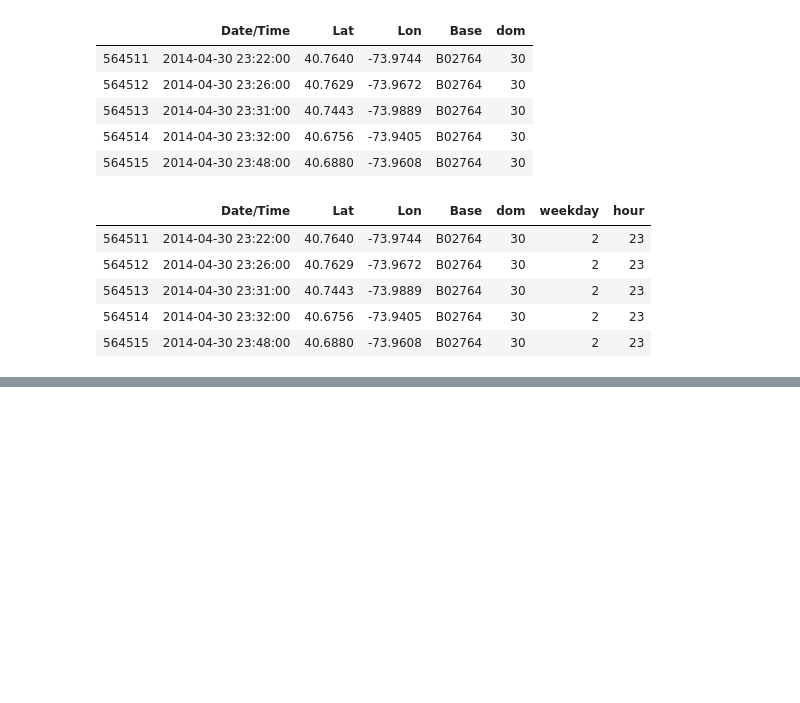
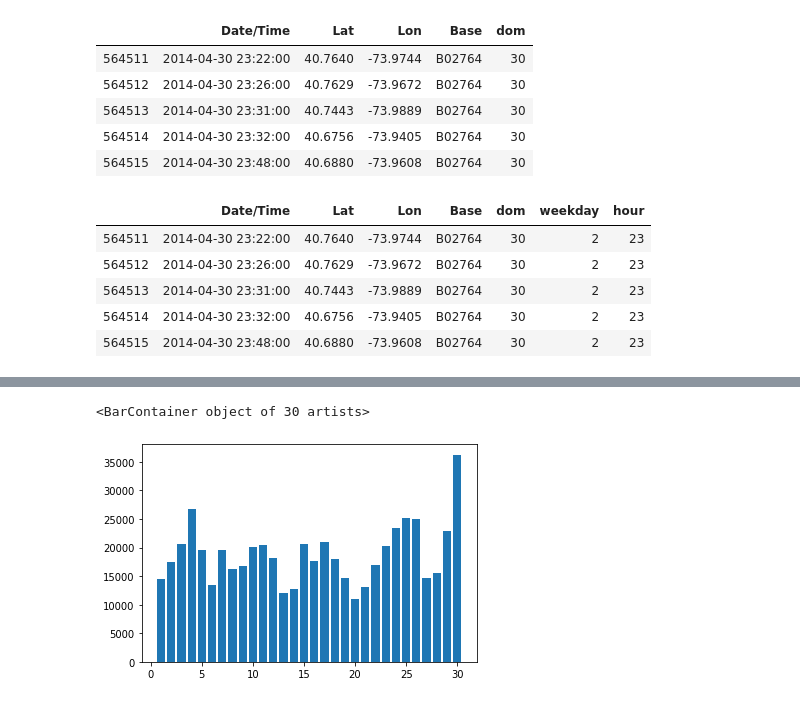
Before and after one commit to LobarBadalova/uber_data_analysis, a Jupyter notebook: Uber.ipynb, the cells around one changed output, grey strips where cells are left out. Saved outputs shown, nothing was run; the diff lists cells and outputs as text; code cells hidden in the pictures; blank space fills up the shorter version.

```diff
--- a/Uber.ipynb
+++ b/Uber.ipynb
@@ -96,0 +103,10 @@ Name: weekday, Length: 564516, dtype: int64
+# %%
+
+#for k, rows in data.groupby('dom'):
+#    print((k, len(rows)))
+
+def count_rows(rows):
+    return len(rows)
+
+by_date = data.groupby('dom').apply(count_rows)
+by_date
@@ -96,0 +139,5 @@ Name: weekday, Length: 564516, dtype: int64
+# %%
+bar(range(1, 31), by_date)
+# %% [output]
+<BarContainer object of 30 artists>
+[figure, added]
```
Also changed, not shown: parts of 15 cells of this notebook.
